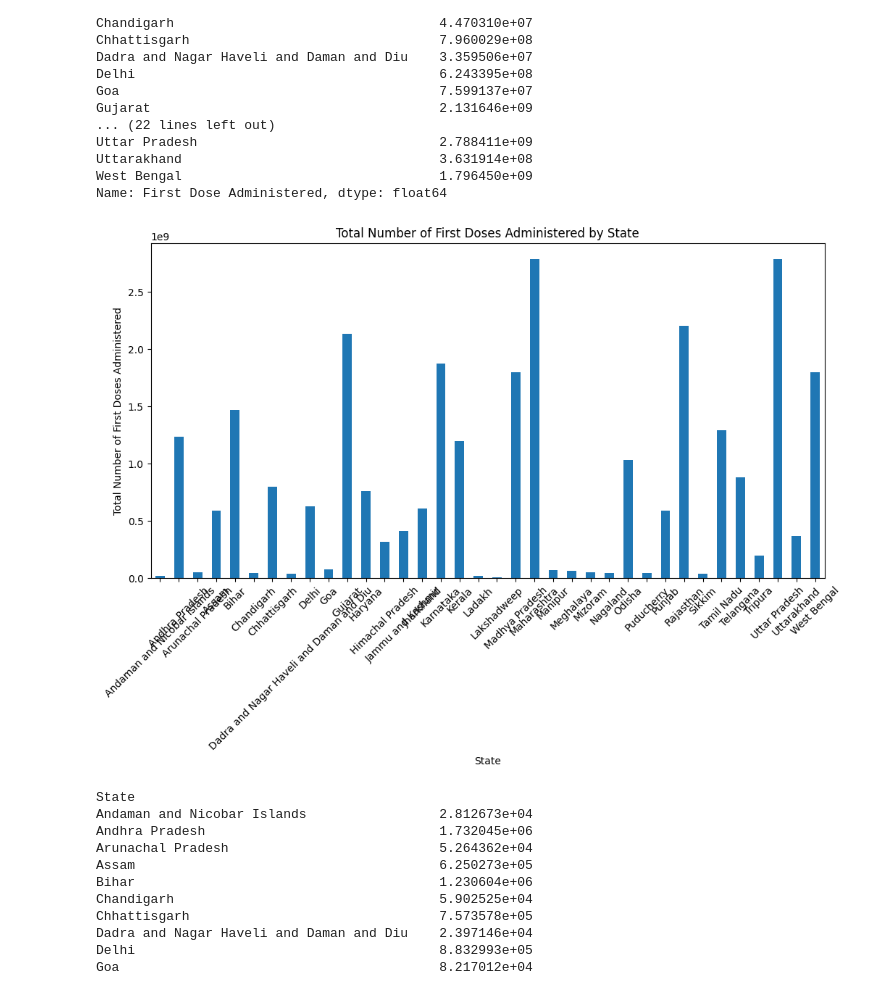
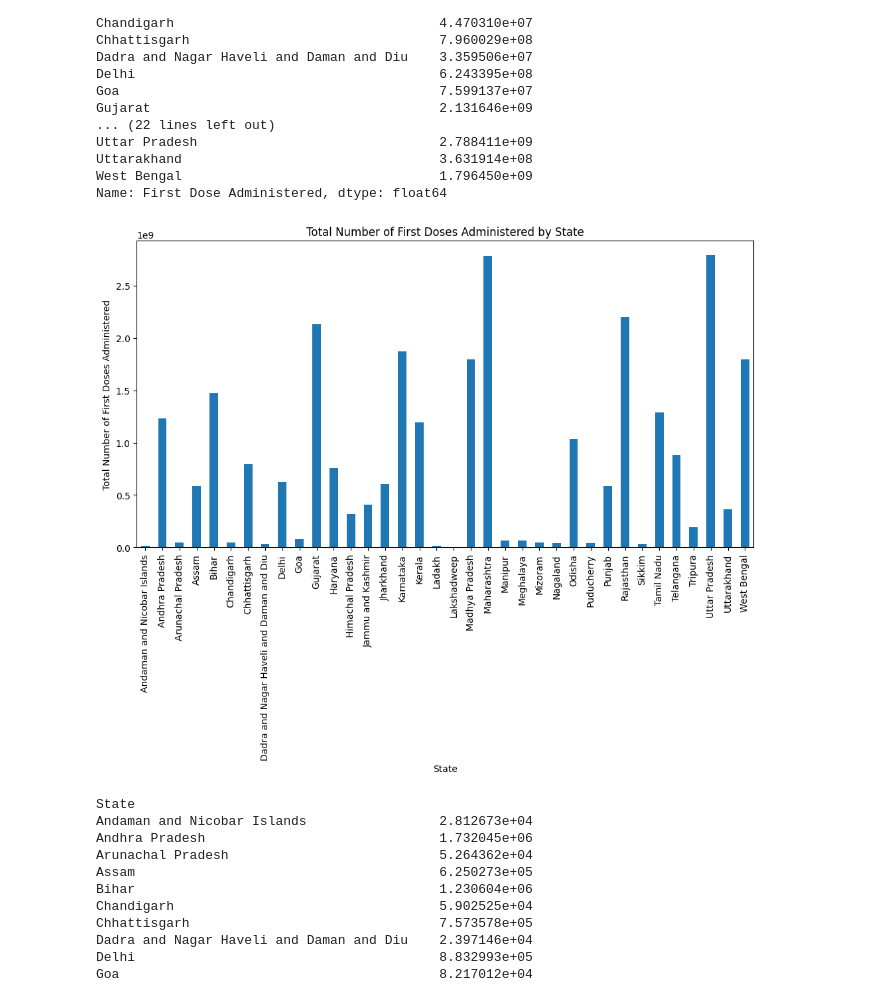
Before and after one commit to sahil3241/Covid-Analysis, a Jupyter notebook: a4.ipynb, the cells around one changed output. Saved outputs shown, nothing was run; the diff lists cells and outputs as text; code cells hidden in the pictures.

Commit message:
toggle betwn images

```diff
--- a/a4.ipynb
+++ b/a4.ipynb
@@ -82,13 +82,13 @@ Name: First Dose Administered, dtype: float64
 # %%
 plt.figure(figsize=(12, 6))
 state_groupby.plot(kind='bar')
 plt.title('Total Number of First Doses Administered by State')
 plt.xlabel('State')
 plt.ylabel('Total Number of First Doses Administered')
-plt.xticks(rotation=45)
+plt.xticks(rotation=90)
 plt.show()
 # %% [output]
-[figure, old version]
+[figure, new version]
 # %%
 state_groupby1 = covid2.groupby(by='State')['Second Dose Administered'].std()
 state_groupby1.head(100)
```
Also changed, not shown: parts of 5 cells of this notebook, 4 other files.
